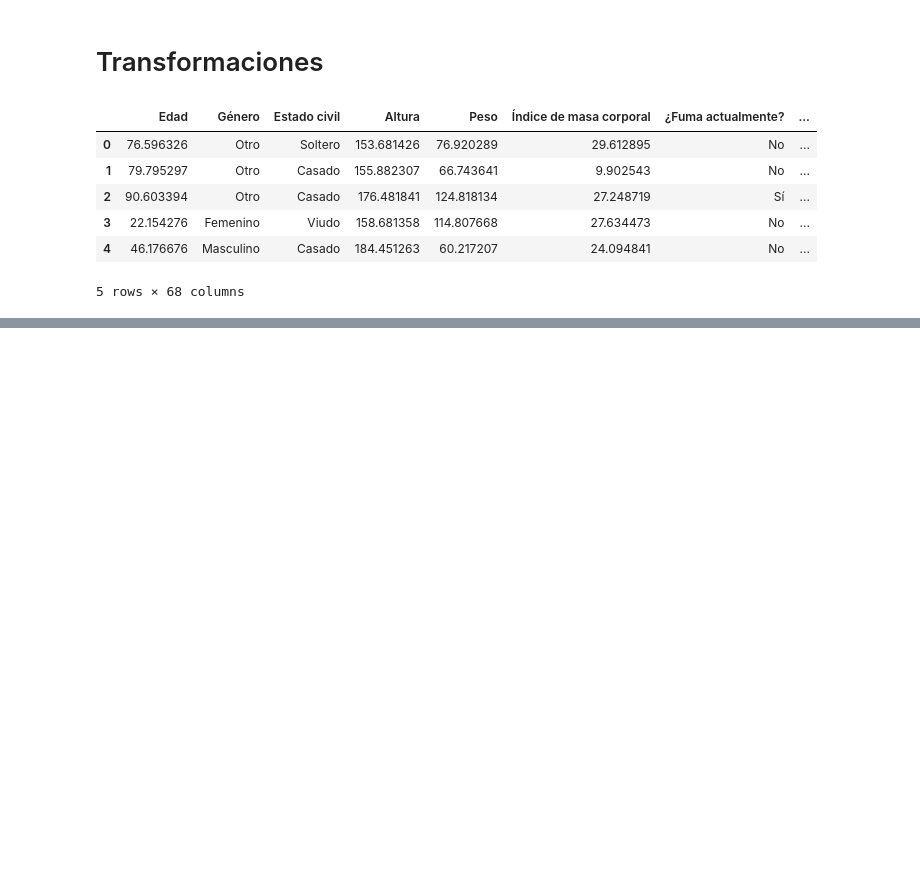
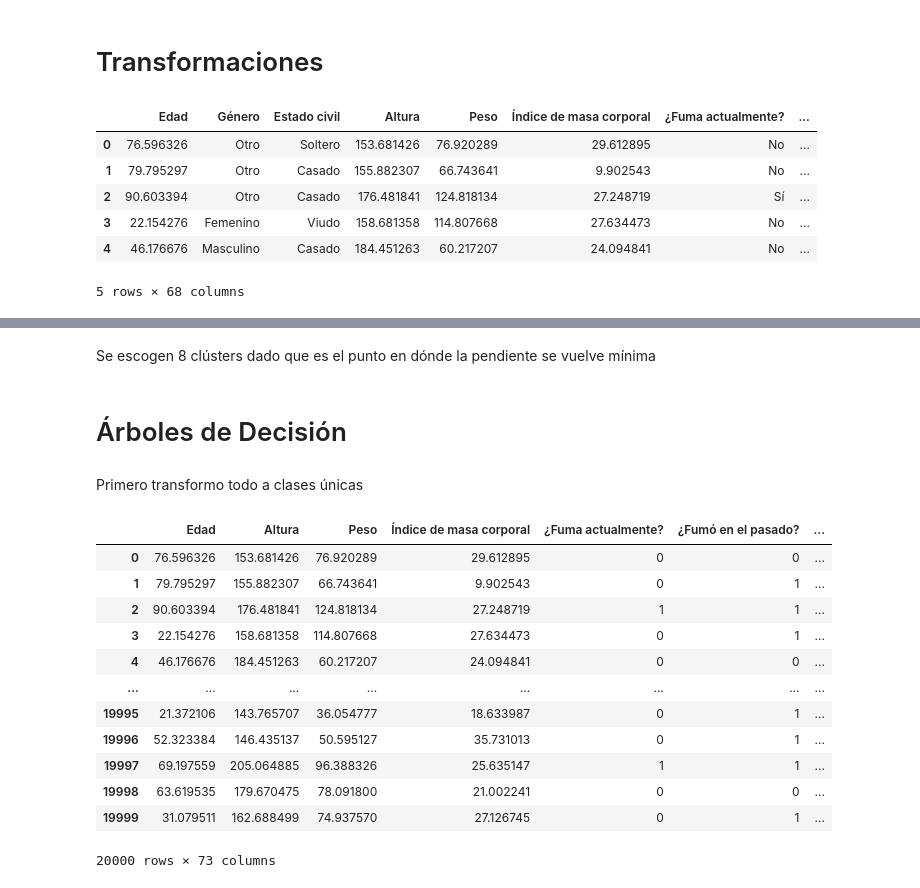
Before and after one commit to Spdrd/proyecto-fnal-tecnicas-ml, a Jupyter notebook: exploratorio.ipynb, the cells around one changed output, grey strips where cells are left out. Drawn from its saved outputs; the diff is of its cells as text; code cells hidden in the pictures; blank space fills up the shorter version.

```diff
--- a/exploratorio.ipynb
+++ b/exploratorio.ipynb
@@ -240,0 +475,33 @@ pyreadr.write_rdata("diseases_only.RData", df_diseases, "diseases")
+# %% [markdown]
+Se escogen 8 clústers dado que es el punto en dónde la pendiente se vuelve mínima
+# %% [markdown]
+# Árboles de Decisión
+# %% [markdown]
+Primero transformo todo a clases únicas
+# %%
+disease_cols = ['Diabetes_bin', 'Asma_bin', 'Cáncer_bin', 'Obesidad_bin', 'Depresión/Ansiedad_bin', 'Enfermedad cardiovascular_bin']
+
+df_encoded['disease_combo'] = df_encoded[disease_cols].apply(tuple, axis=1)
+
+combo_to_class = {combo: idx for idx, combo in enumerate(sorted(df_encoded['disease_combo'].unique()))}
+class_to_combo = {idx: combo for combo, idx in combo_to_class.items()}
+
+df_encoded['disease_class'] = df_encoded['disease_combo'].map(combo_to_class)
+
+df_clean = df_encoded.drop(columns=disease_cols + ['disease_combo'])
+
+df_clean
+# %% [output]
+|  | Edad | Altura | Peso | Índice de masa corporal | ¿Fuma actualmente? | ¿Fumó en el pasado? | ... |
+| 0 | 76.596326 | 153.681426 | 76.920289 | 29.612895 | 0 | 0 | ... |
+| 1 | 79.795297 | 155.882307 | 66.743641 | 9.902543 | 0 | 1 | ... |
+| 2 | 90.603394 | 176.481841 | 124.818134 | 27.248719 | 1 | 1 | ... |
+| 3 | 22.154276 | 158.681358 | 114.807668 | 27.634473 | 0 | 1 | ... |
+| 4 | 46.176676 | 184.451263 | 60.217207 | 24.094841 | 0 | 0 | ... |
+| ... | ... | ... | ... | ... | ... | ... | ... |
+| 19995 | 21.372106 | 143.765707 | 36.054777 | 18.633987 | 0 | 1 | ... |
+| 19996 | 52.323384 | 146.435137 | 50.595127 | 35.731013 | 0 | 1 | ... |
+| 19997 | 69.197559 | 205.064885 | 96.388326 | 25.635147 | 1 | 1 | ... |
+| 19998 | 63.619535 | 179.670475 | 78.091800 | 21.002241 | 0 | 0 | ... |
+| 19999 | 31.079511 | 162.688499 | 74.937570 | 27.126745 | 0 | 1 | ... |
+20000 rows × 73 columns
```
Also changed, not shown: parts of 29 cells of this notebook.
